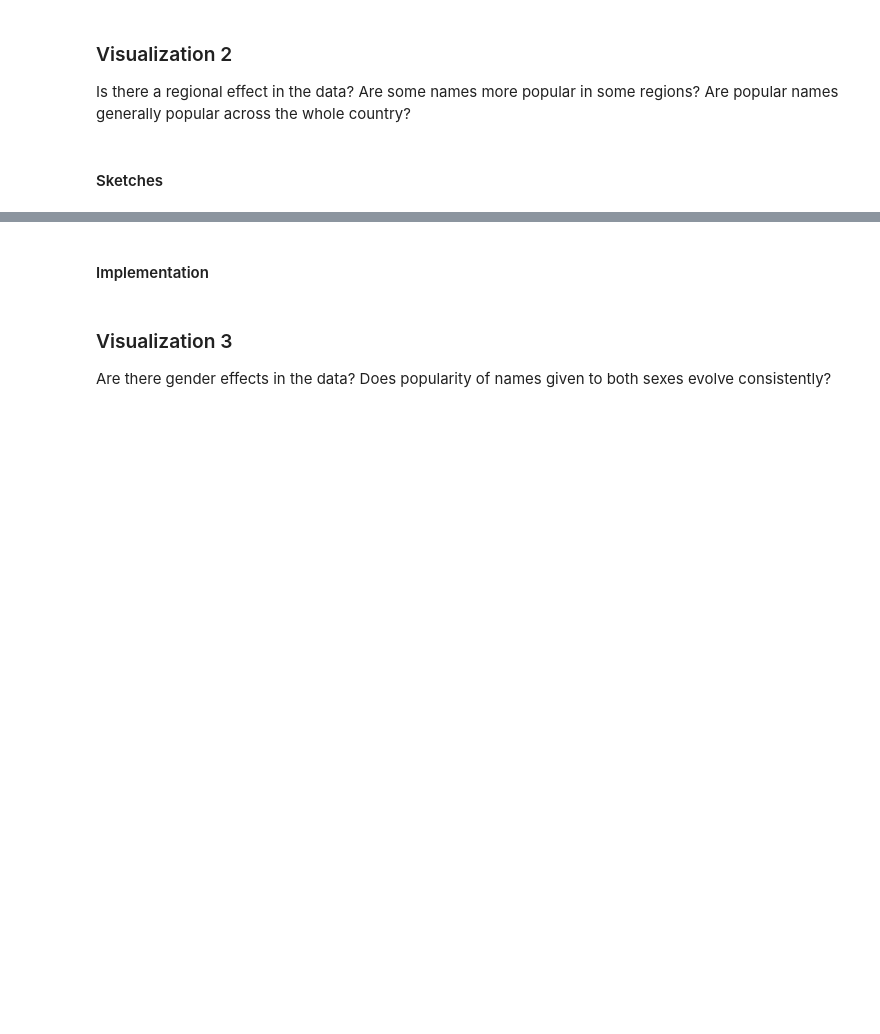
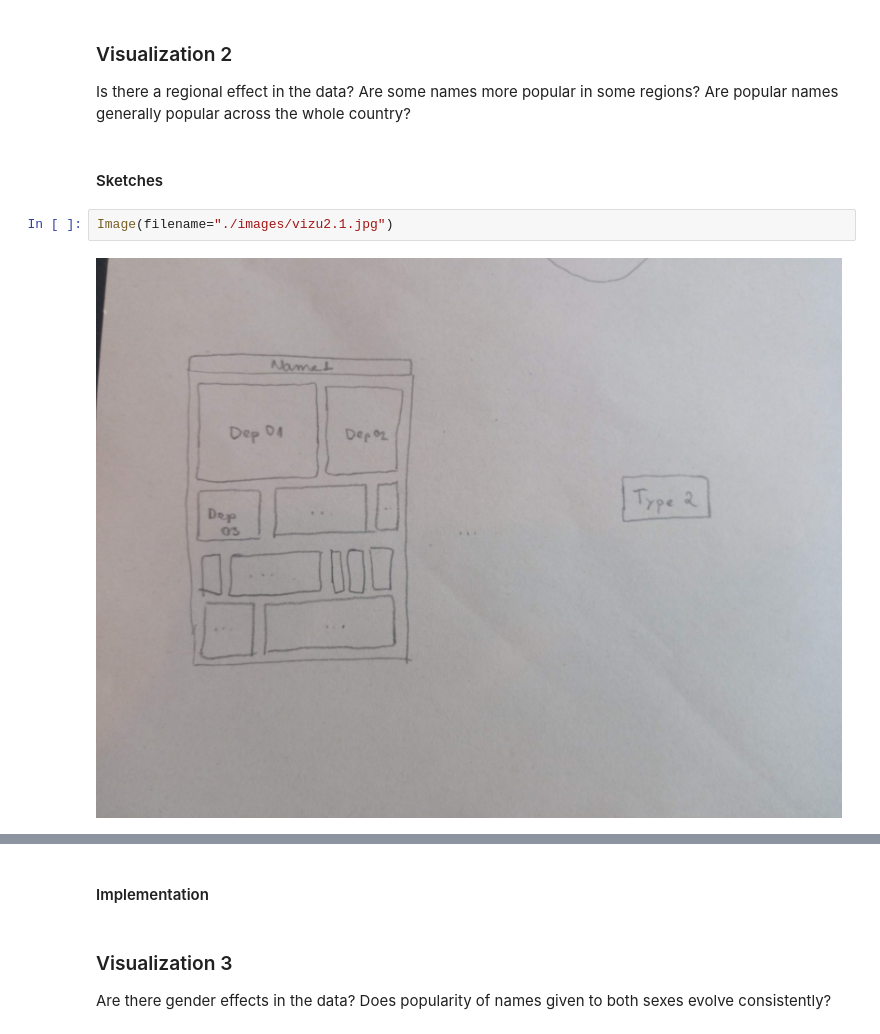
Before and after one commit to liadsantos/baby_names_visualization, a Jupyter notebook: notebook.ipynb, the cells around one changed output, grey strips where cells are left out. Saved outputs shown, nothing was run; the diff lists cells and outputs as text; blank space fills up the shorter version.

Commit message:
show images

```diff
--- a/notebook.ipynb
+++ b/notebook.ipynb
@@ -83,3 +83,7 @@ For weak points:
 Is there a regional effect in the data? Are some names more popular in some regions? Are popular names generally popular across the whole country?
 # %% [markdown]
 #### Sketches
+# %%
+Image(filename="./images/vizu2.1.jpg")
+# %% [output]
+[figure, added]
```
Also changed, not shown: parts of 4 cells of this notebook.
